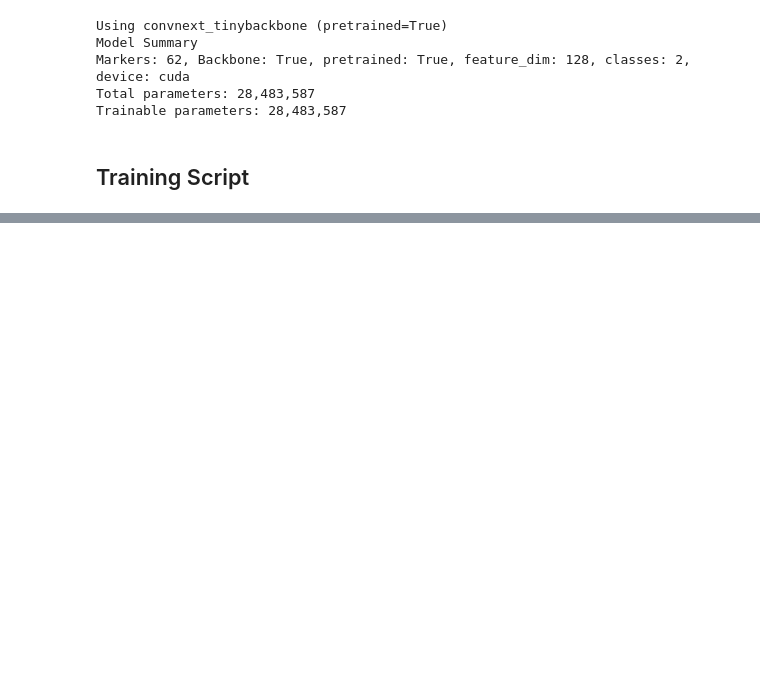
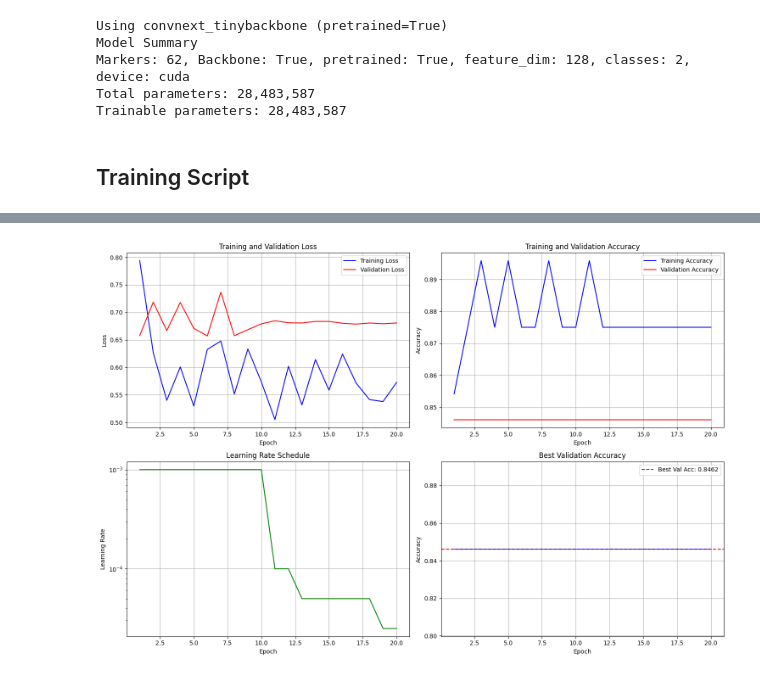
Before and after one commit to etherealsunshine/imc_dl_classifier, a Jupyter notebook: classifier.ipynb, the cells around one changed output, grey strips where cells are left out. Saved outputs shown, nothing was run; the diff lists cells and outputs as text; code cells hidden in the pictures; blank space fills up the shorter version.

```diff
--- a/classifier.ipynb
+++ b/classifier.ipynb
@@ -1225,0 +1283,4 @@ TypeError: 'float' object is not iterable
+# %%
+trainer.plot_training_history()
+# %% [output]
+[figure, added]
```
Also changed, not shown: parts of 1 cell of this notebook, 1 other file.
